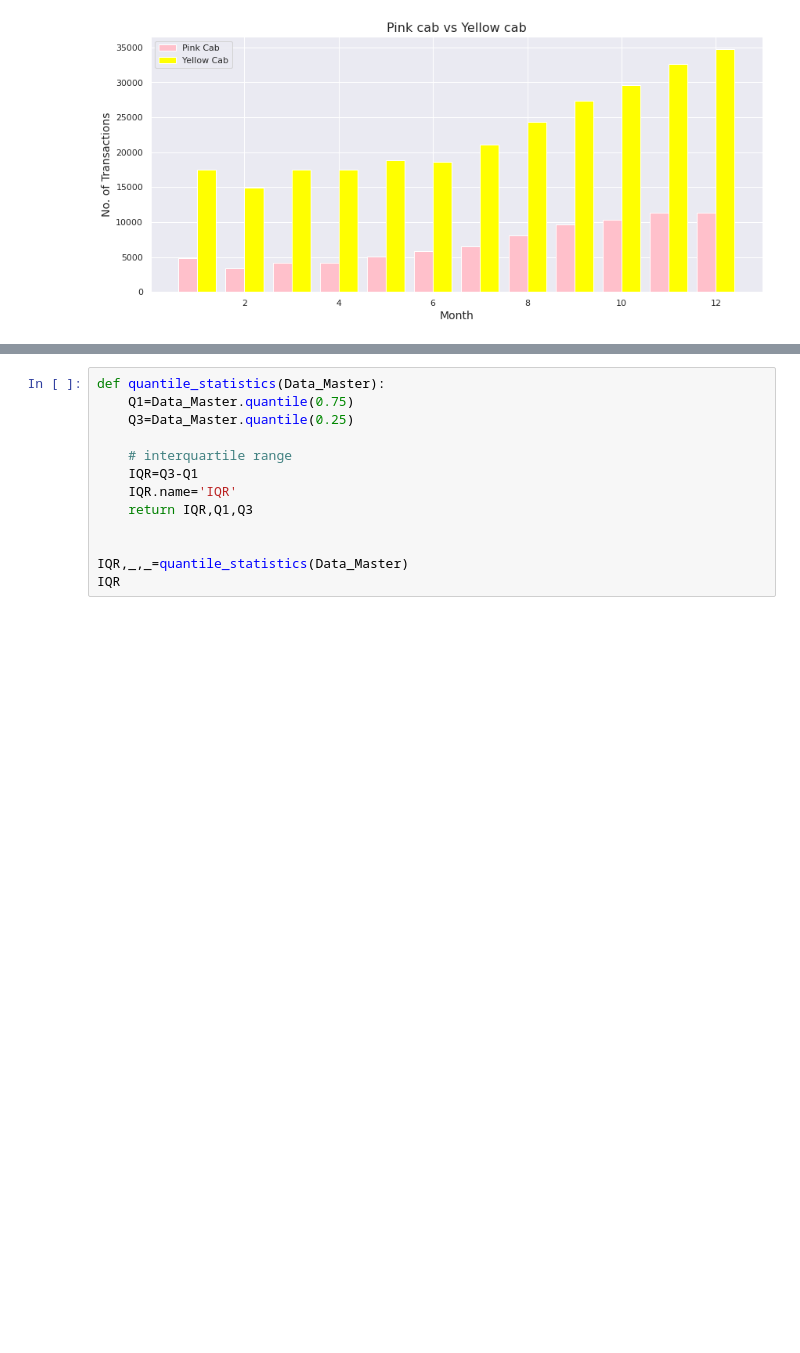
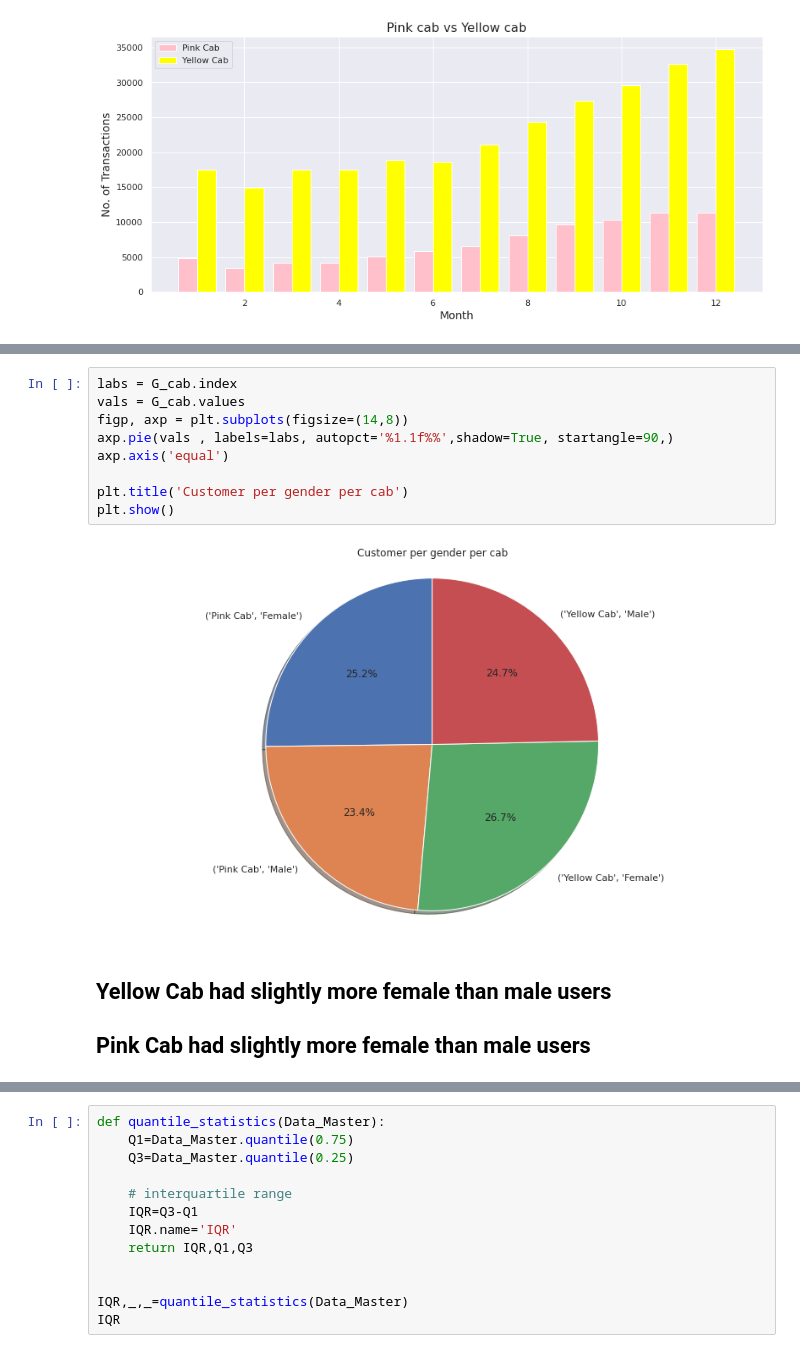
Before and after one commit to QuinAmii/G2M-Cab-Companies-EDA-Hypothesis, a Jupyter notebook: G2M_insight_for_Cab_Investment_firm.ipynb, the cells around one changed output, grey strips where cells are left out. Cells and saved outputs as stored; diff of their text form; blank space fills up the shorter version.

```diff
--- a/G2M_insight_for_Cab_Investment_firm.ipynb
+++ b/G2M_insight_for_Cab_Investment_firm.ipynb
@@ -528,0 +624,15 @@ plt.show()
+# %%
+labs = G_cab.index
+vals = G_cab.values
+figp, axp = plt.subplots(figsize=(14,8))
+axp.pie(vals , labels=labs, autopct='%1.1f%%',shadow=True, startangle=90,)
+axp.axis('equal')
+
+plt.title('Customer per gender per cab')
+plt.show()
+# %% [output]
+[figure, added]
+# %% [markdown]
+## **Yellow Cab had slightly more female than male users**
+
+## **Pink Cab had slightly more female than male users**
```
Also changed, not shown: parts of 15 cells of this notebook.
